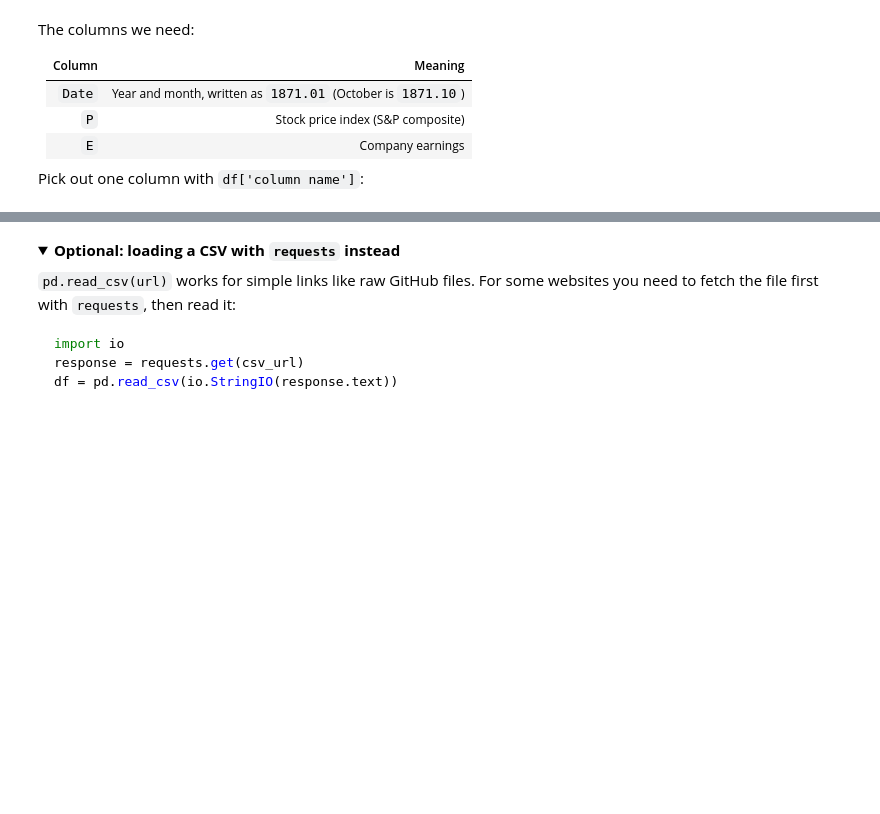
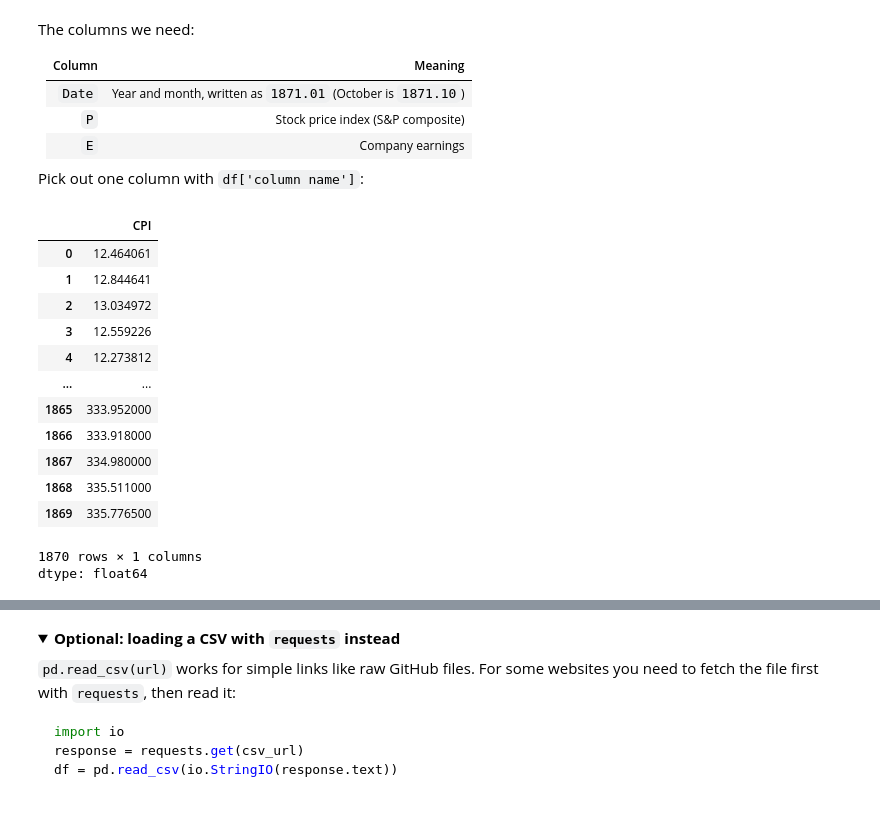
Before and after one commit to MarcoUzzauLSE/MarcoUzzauLSE.github.io, a Jupyter notebook: weeks/week03/notebooks/DS3_2_Requests_Shiller.ipynb, the cells around one changed output, grey strips where cells are left out. Drawn from its saved outputs; the diff is of its cells as text; code cells hidden in the pictures; folded sections open; blank space fills up the shorter version.

```diff
--- a/weeks/week03/notebooks/DS3_2_Requests_Shiller.ipynb
+++ b/weeks/week03/notebooks/DS3_2_Requests_Shiller.ipynb
@@ -125,5 +159,22 @@ The columns we need:
 | `E` | Company earnings |
 
 Pick out one column with `df['column name']`:
+# %%
+df["CPI"]
+# %% [output]
+|  | CPI |
+| 0 | 12.464061 |
+| 1 | 12.844641 |
+| 2 | 13.034972 |
+| 3 | 12.559226 |
+| 4 | 12.273812 |
+| ... | ... |
+| 1865 | 333.952000 |
+| 1866 | 333.918000 |
+| 1867 | 334.980000 |
+| 1868 | 335.511000 |
+| 1869 | 335.776500 |
+1870 rows × 1 columns
+dtype: float64
 # %%
 df['P']
```
Also changed, not shown: parts of 16 cells of this notebook.
